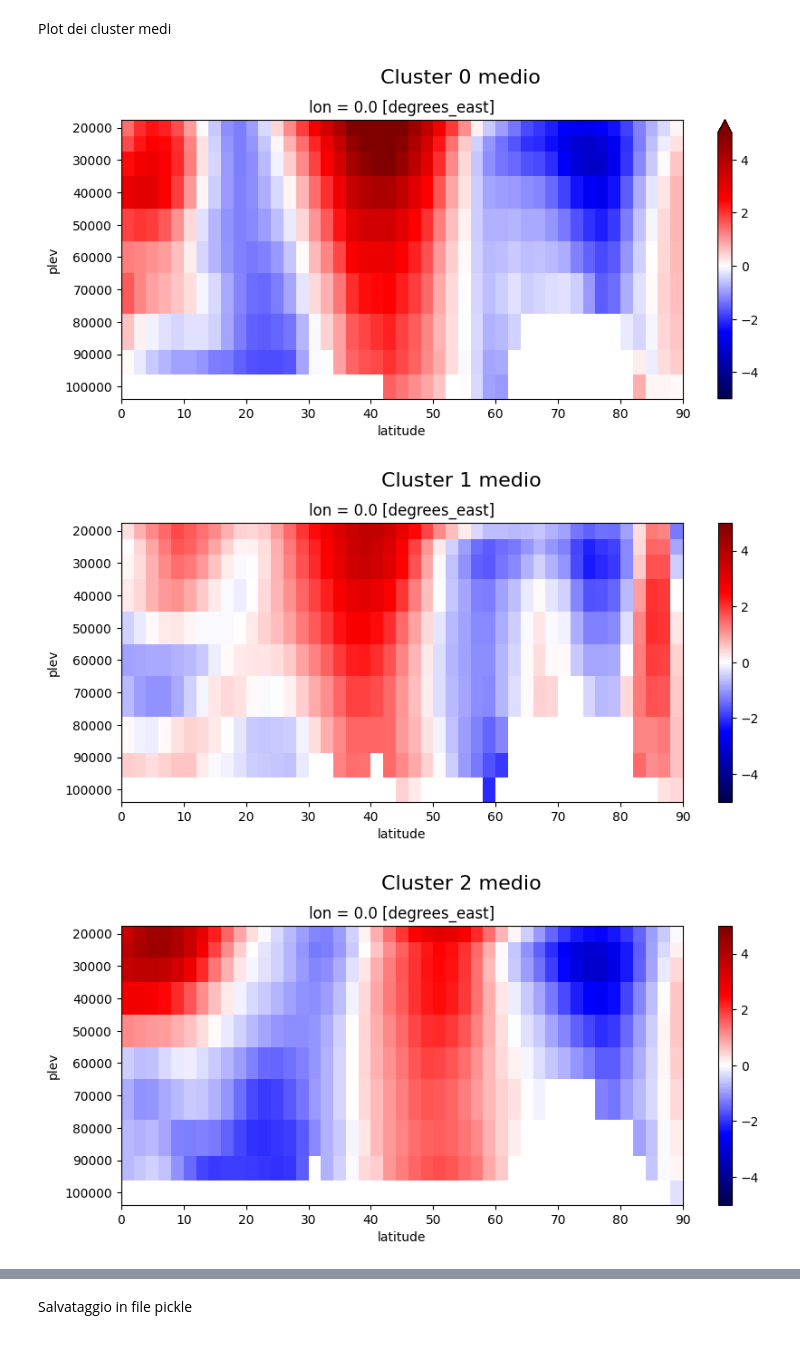
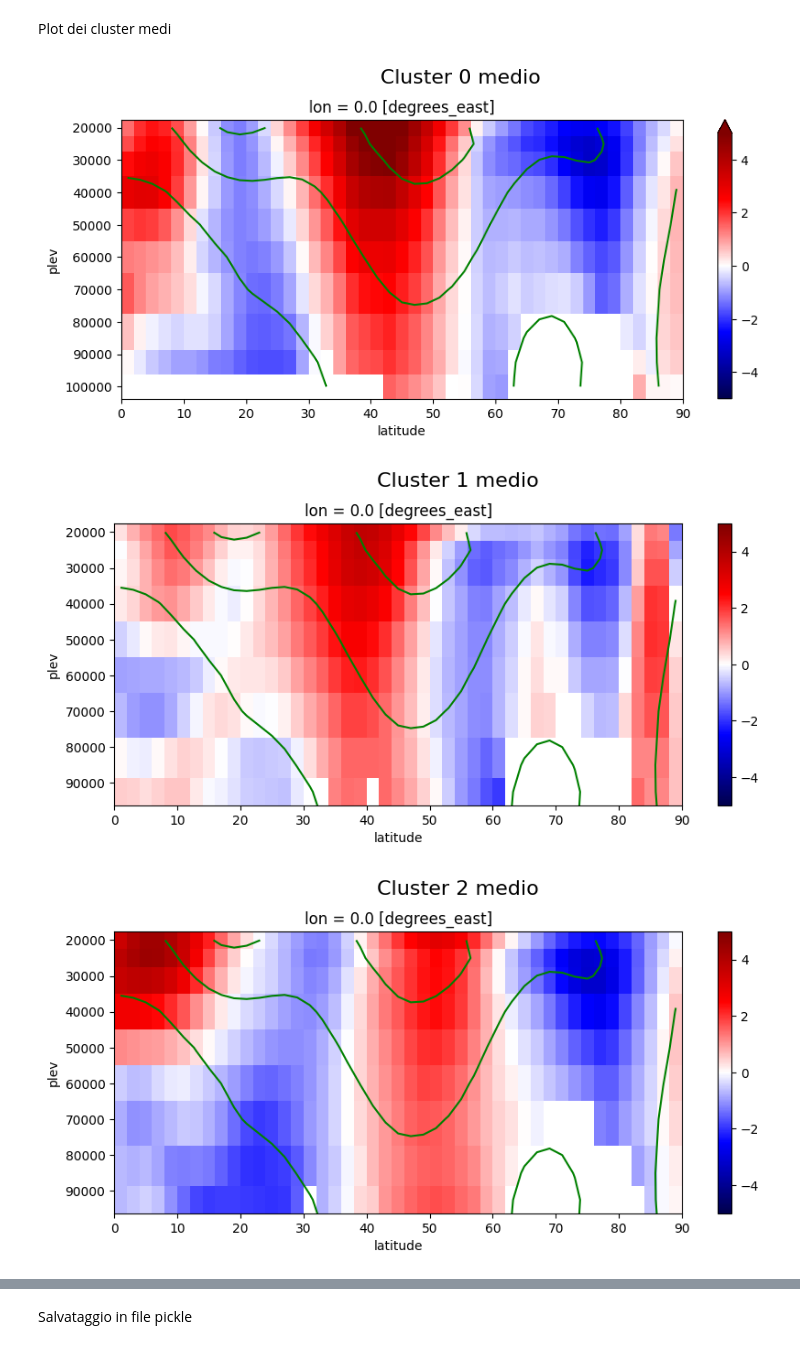
Before and after one commit to sbeltrami/tesi, a Jupyter notebook: modelli_zonal_mean.ipynb, the cells around one changed output, grey strips where cells are left out. Drawn from its saved outputs; the diff is of its cells as text; code cells hidden in the pictures.

Commit message:
CMIP6 models: anomaly, bias, plot

```diff
--- a/modelli_zonal_mean.ipynb
+++ b/modelli_zonal_mean.ipynb
@@ -97,9 +97,10 @@ for name in models_zonavg.keys():
     if os.path.exists(path_remap): #Se il file esiste
         # Apro il dataset
         models_zonavg[name]['zonavg dataset'] = xr.open_dataset(path_remap)
+        models_zonavg[name]['zonavg dataset'] = models_zonavg[name]['zonavg dataset'].sel(plev=slice(100000.,20000.)) #taglio al di sopra di 200 hPa
         dataset = models_zonavg[name]['zonavg dataset']
         #Seleziono il periodo 1982-2014
-        models_zonavg[name]['zonavg period 1982 2014'] = dataset['ua'].sel(time=slice("1982-01", "2014-12"),plev=slice(100000.,20000.))
+        models_zonavg[name]['zonavg period 1982 2014'] = dataset['ua'].sel(time=slice("1982-01", "2014-12"))
         dataset_period = models_zonavg[name]['zonavg period 1982 2014']
         #peso il dataset
         models_zonavg[name]['zonavg dataset weighted'] = compute_dataset_weighted(dataset_period)
@@ -206,15 +207,15 @@ plot_zonavg_2_cluster((10,4),list_cluster4,models_zonavg,era_seas_mean,-10,10,'C
 # %% [markdown]
 Plot dei cluster medi
 # %%
-plot_mean_cluster_zonavg(len(list_cluster0),list_cluster0,models_zonavg,'Cluster 0 medio','zonavg_cluster0_mean.pdf',-5,5,(10,4))
+plot_mean_cluster_zonavg(len(list_cluster0),list_cluster0,models_zonavg,era_seas_mean,'Cluster 0 medio','zonavg_cluster0_mean.pdf',-5,5,(10,4))
 # %% [output]
-[figure, old version]
+[figure, new version]
 # %%
-plot_mean_cluster_zonavg(len(list_cluster1),list_cluster1,models_zonavg,'Cluster 1 medio','zonavg_cluster1_mean.pdf',-5,5,(10,4))
+plot_mean_cluster_zonavg(len(list_cluster1),list_cluster1,models_zonavg,era_seas_mean,'Cluster 1 medio','zonavg_cluster1_mean.pdf',-5,5,(10,4))
 # %% [output]
-[figure, old version]
+[figure, new version]
 # %%
-plot_mean_cluster_zonavg(len(list_cluster2),list_cluster2,models_zonavg,'Cluster 2 medio','zonavg_cluster2_mean.pdf',-5,5,(10,4))
+plot_mean_cluster_zonavg(len(list_cluster2),list_cluster2,models_zonavg,era_seas_mean,'Cluster 2 medio','zonavg_cluster2_mean.pdf',-5,5,(10,4))
 # %% [output]
-[figure, old version]
+[figure, new version]
 # %%
```
Also changed, not shown: parts of 9 cells of this notebook.
